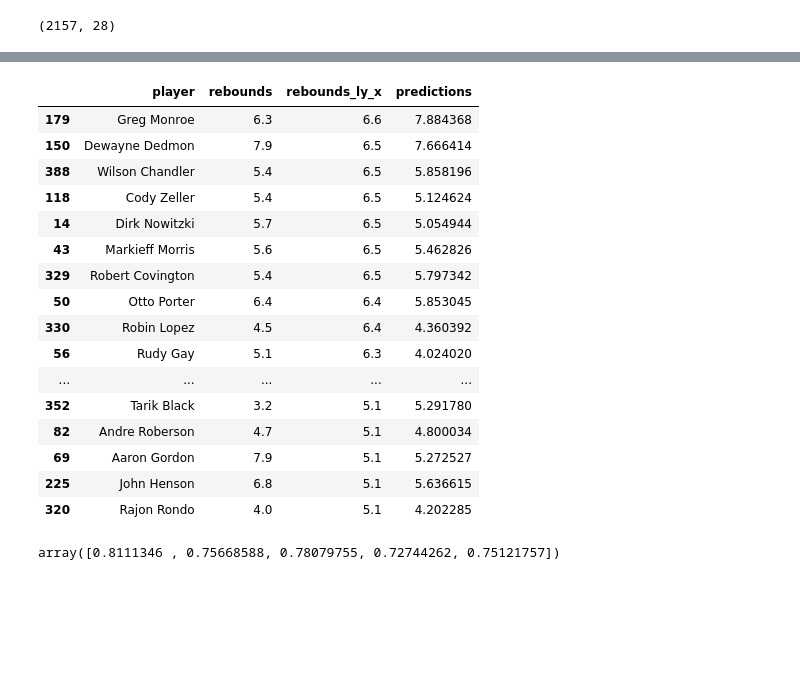
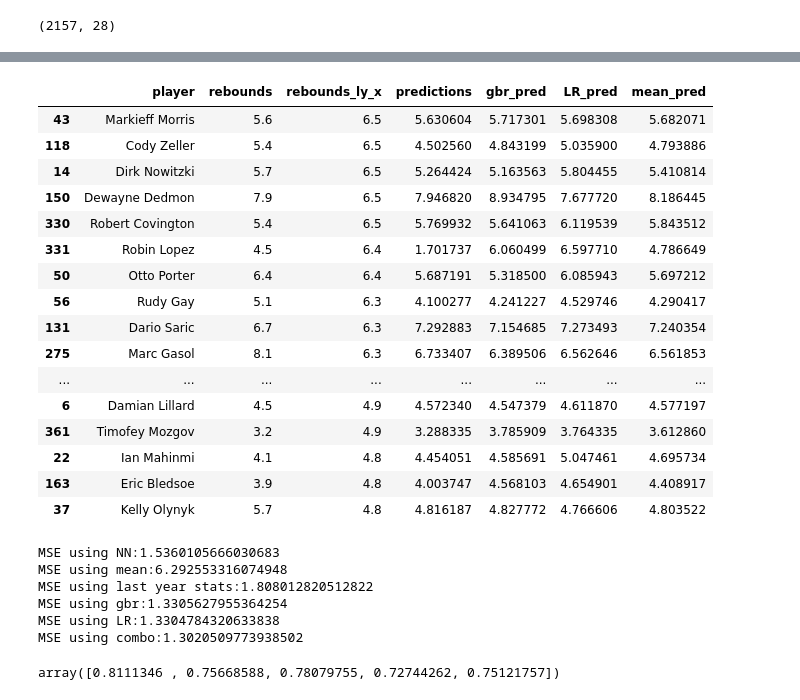
Before and after one commit to RCheer3/Fantasy-Basketball-Capstone-Project, a Jupyter notebook: Test code/Creating ranking system.ipynb, the cells around one changed output, grey strips where cells are left out. Saved outputs shown, nothing was run; the diff lists cells and outputs as text; code cells hidden in the pictures; blank space fills up the shorter version.

```diff
--- a/Test code/Creating ranking system.ipynb
+++ b/Test code/Creating ranking system.ipynb
@@ -804,6 +805,7 @@ query= '''
         rebounds float, -- these come from player_stats
         rebounds_ly float,
         change_rebounds_ly float,
+        Games int,
         C_PF int,
         PG int,
         SG_SF int,
@@ -834,8 +836,8 @@ query= '''
         yearspro int
         );
 
-        INSERT INTO rebounds_pred(season,player,age,team,rebounds,rebounds_ly,change_rebounds_ly,starter_change,C_PF,PG,SG_SF)
-        SELECT season,player,age,startingteam,rebounds,rebounds_ly,change_reb_ly,starter-starter_ly,
+        INSERT INTO rebounds_pred(season,player,age,team,rebounds,rebounds_ly,change_rebounds_ly,Games,starter_change,C_PF,PG,SG_SF)
+        SELECT season,player,age,startingteam,rebounds,rebounds_ly,change_reb_ly,Games,starter-starter_ly,
         case when pos in ('C','PF') then 1 else 0 end,case when pos='PG' then 1 else 0 end,case when pos in('SG','SF') then 1 else 0 end from player_stats;
 
         update rebounds_pred rp
@@ -865,7 +867,7 @@ query= '''
 cur.execute(query)
 data = cur.fetchall()
 rebounds_df = pd.DataFrame(np.array(data))
-rebounds_df.columns = ['season','player','age','team','rebounds','rebounds_ly','change_rebounds_ly','C_PF','PG','SG_SF','starter_change','high_usageplayer_added','usagemin_opened','maxusage_added','high_usageplayer_dropped','rebounds_opened','max_reboundsdropped',
+rebounds_df.columns = ['season','player','age','team','rebounds','rebounds_ly','change_rebounds_ly','Games','C_PF','PG','SG_SF','starter_change','high_usageplayer_added','usagemin_opened','maxusage_added','high_usageplayer_dropped','rebounds_opened','max_reboundsdropped',
                     'max_reboundsadded','per_ly','change_per','usagerank','usagerank_ly','reb_perc_ly','change_reb_perc','defensive_winshares','defensive_boxplusminus','boxplusminus','value_overreplacement','career_rebounds','yearspro']
 # %%
 rebounds_df['age_squared']=rebounds_df['age']*rebounds_df['age']
@@ -895,6 +897,6 @@ X_train.shape
 # %% [output]
 (2157, 28)
 # %%
-X = rebounds[rebounds['season']!=2017].drop(['player','team','rebounds'],axis=1)
-y = rebounds[rebounds['season']!=2017]['rebounds']
+X = rebounds[(rebounds['season']!=2017) & (rebounds['Games']>30)].drop(['player','team','rebounds','Games'],axis=1)
+y = rebounds[(rebounds['season']!=2017) & (rebounds['Games']>30)]['rebounds']
 X_train,X_test,y_train,y_test = train_test_split(X,y,test_size = 0.3)
@@ -951,6 +943,7 @@ predictions = NN_model.predict(X_test)
 gbr = GradientBoostingRegressor(learning_rate=0.01,n_estimators=1000,max_depth = 3,max_features=0.5)
 gbr.fit(X_train,y_train)
 gbr_predictions = gbr.predict(X_test)
+LR = LinearRegression(fit_intercept=True).fit(X_train,y_train)
 # %%
 testing = pd.DataFrame(predictions)
 testing.columns=['NN_predictions']
@@ -989,25 +982,31 @@ testing.sort_values(by='LY_rebounding',ascending=False)#[50:100]
 # %%
-pred_2017rebounds = rebounds[rebounds['season']==2017].drop(['team','player','rebounds'],axis=1)
+pred_2017rebounds = rebounds[rebounds['season']==2017].drop(['team','player','rebounds','Games'],axis=1)
 rebounds_2017 = NN_model.predict(pred_2017rebounds)
 test_2 =pd.DataFrame(rebounds_2017)
+gbr_reb_2017 = pd.DataFrame(gbr.predict(pred_2017rebounds))
+LR_reb_2017 = pd.DataFrame(LR.predict(pred_2017rebounds))
 test_3 = pd.merge(rebounds,pred_2017rebounds,left_index=True,right_index=True).reset_index()
 test_3['predictions']=test_2[0]
-test_3[['player','rebounds','rebounds_ly_x','predictions']].sort_values(by='rebounds_ly_x',ascending=False)[50:100]
+test_3['gbr_pred'] = gbr_reb_2017[0]
+test_3['LR_pred'] = LR_reb_2017[0]
+test_3['mean_pred'] = (test_3['predictions']+test_3['gbr_pred']+test_3['LR_pred'])/3
+test_3 = test_3[test_3['Games']>30]
+test_3[['player','rebounds','rebounds_ly_x','predictions','gbr_pred','LR_pred','mean_pred']].sort_values(by='rebounds_ly_x',ascending=False)[50:100]
 # %% [output]
-|  | player | rebounds | rebounds_ly_x | predictions |
-| 179 | Greg Monroe | 6.3 | 6.6 | 7.884368 |
-| 150 | Dewayne Dedmon | 7.9 | 6.5 | 7.666414 |
-| 388 | Wilson Chandler | 5.4 | 6.5 | 5.858196 |
-| 118 | Cody Zeller | 5.4 | 6.5 | 5.124624 |
-| 14 | Dirk Nowitzki | 5.7 | 6.5 | 5.054944 |
-| 43 | Markieff Morris | 5.6 | 6.5 | 5.462826 |
-| 329 | Robert Covington | 5.4 | 6.5 | 5.797342 |
-| 50 | Otto Porter | 6.4 | 6.4 | 5.853045 |
-| 330 | Robin Lopez | 4.5 | 6.4 | 4.360392 |
-| 56 | Rudy Gay | 5.1 | 6.3 | 4.024020 |
-| ... | ... | ... | ... | ... |
-| 352 | Tarik Black | 3.2 | 5.1 | 5.291780 |
-| 82 | Andre Roberson | 4.7 | 5.1 | 4.800034 |
-| 69 | Aaron Gordon | 7.9 | 5.1 | 5.272527 |
-| 225 | John Henson | 6.8 | 5.1 | 5.636615 |
-| 320 | Rajon Rondo | 4.0 | 5.1 | 4.202285 |
+|  | player | rebounds | rebounds_ly_x | predictions | gbr_pred | LR_pred | mean_pred |
+| 43 | Markieff Morris | 5.6 | 6.5 | 5.630604 | 5.717301 | 5.698308 | 5.682071 |
+| 118 | Cody Zeller | 5.4 | 6.5 | 4.502560 | 4.843199 | 5.035900 | 4.793886 |
+| 14 | Dirk Nowitzki | 5.7 | 6.5 | 5.264424 | 5.163563 | 5.804455 | 5.410814 |
+| 150 | Dewayne Dedmon | 7.9 | 6.5 | 7.946820 | 8.934795 | 7.677720 | 8.186445 |
+| 330 | Robert Covington | 5.4 | 6.5 | 5.769932 | 5.641063 | 6.119539 | 5.843512 |
+| 331 | Robin Lopez | 4.5 | 6.4 | 1.701737 | 6.060499 | 6.597710 | 4.786649 |
+| 50 | Otto Porter | 6.4 | 6.4 | 5.687191 | 5.318500 | 6.085943 | 5.697212 |
+| 56 | Rudy Gay | 5.1 | 6.3 | 4.100277 | 4.241227 | 4.529746 | 4.290417 |
+| 131 | Dario Saric | 6.7 | 6.3 | 7.292883 | 7.154685 | 7.273493 | 7.240354 |
+| 275 | Marc Gasol | 8.1 | 6.3 | 6.733407 | 6.389506 | 6.562646 | 6.561853 |
+| ... | ... | ... | ... | ... | ... | ... | ... |
+| 6 | Damian Lillard | 4.5 | 4.9 | 4.572340 | 4.547379 | 4.611870 | 4.577197 |
+| 361 | Timofey Mozgov | 3.2 | 4.9 | 3.288335 | 3.785909 | 3.764335 | 3.612860 |
+| 22 | Ian Mahinmi | 4.1 | 4.8 | 4.454051 | 4.585691 | 5.047461 | 4.695734 |
+| 163 | Eric Bledsoe | 3.9 | 4.8 | 4.003747 | 4.568103 | 4.654901 | 4.408917 |
+| 37 | Kelly Olynyk | 5.7 | 4.8 | 4.816187 | 4.827772 | 4.766606 | 4.803522 |
@@ -1014,3 +1017,17 @@ test_3[['player','rebounds','rebounds_ly_x','predictions']].sort_values(by='rebo
+# %%
+print('MSE using NN:{}'.format(np.mean((test_3['rebounds']-test_3['predictions'])**2)))
+print('MSE using mean:{}'.format(np.mean((test_3['rebounds']-np.mean(test_3['rebounds']))**2)))
+print('MSE using last year stats:{}'.format(np.mean((test_3['rebounds']-test_3['rebounds_ly_x'])**2)))
+print('MSE using gbr:{}'.format(np.mean((test_3['rebounds']-test_3['gbr_pred'])**2)))
+print('MSE using LR:{}'.format(np.mean((test_3['rebounds']-test_3['LR_pred'])**2)))
+print('MSE using combo:{}'.format(np.mean((test_3['rebounds']-test_3['mean_pred'])**2)))
+# %% [output]
+MSE using NN:1.5360105666030683
+MSE using mean:6.292553316074948
+MSE using last year stats:1.808012820512822
+MSE using gbr:1.3305627955364254
+MSE using LR:1.3304784320633838
+MSE using combo:1.3020509773938502
 # %%
 cross_val_score(GradientBoostingRegressor(learning_rate=0.01,n_estimators=1000,max_depth = 3,max_features=0.5),X_train,y_train,cv=5)
 # %% [output]
```
Also changed, not shown: parts of 32 cells of this notebook.
